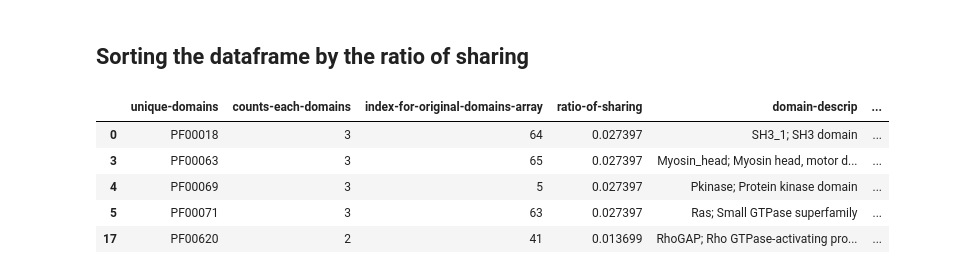
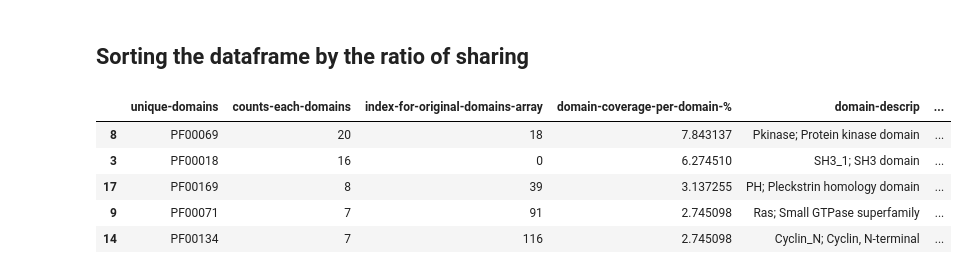
Before and after one commit to leilaicruz/machine-learning-for-yeast, a Jupyter notebook: functions-python/evaluating-protein-domains-per-module.ipynb, the cells around one changed output. Drawn from its saved outputs; the diff is of its cells as text; code cells hidden in the pictures.

```diff
--- a/functions-python/evaluating-protein-domains-per-module.ipynb
+++ b/functions-python/evaluating-protein-domains-per-module.ipynb
@@ -93,7 +77,20 @@ data
+# %%
+big_data=[]
+
+
+for i in np.arange(0,len(biological_processes_goterm)):
+    go=biological_processes_goterm[i]
+    data=from_go_to_genes(go,label='GOTerm')
+    big_data.append(data['gene-name'].tolist())
+# %%
+flat_list = [item for sublist in big_data for item in sublist]
+res = [i for i in flat_list if i]
+flat_list_unique=np.unique(res)
 # %%
 # Selecting the meaningful columns in the respective dataset
 domain_id_list=data_domains['domain-name']
-query_gene=data['gene-name']
+#query_gene=data['gene-name']
+query_gene=flat_list_unique
 
 # Initialising the arrays
 protein_a_list=[]
@@ -140,7 +137,7 @@ stats_module=pd.DataFrame()
 stats_module['unique-domains']=unique_domains
 stats_module['counts-each-domains']=index_counts
 stats_module['index-for-original-domains-array']=index_domains
-stats_module['ratio-of-sharing']=(index_counts-1)/len(unique_domains)
+stats_module['domain-coverage-per-domain-%']=100*(index_counts)/len(unique_domains)
 
 stats_module.set_index=np.arange(0,len(stats_module))
 # %% [markdown]
@@ -148,19 +145,20 @@ stats_module.set_index=np.arange(0,len(stats_module))
 # %%
 stats_module['domain-descrip']=np.zeros_like(unique_domains)
 stats_module['protein-name']=np.zeros_like(unique_domains)
-stats_module['module-name']=np.zeros_like(unique_domains)
+#stats_module['module-name']=np.zeros_like(unique_domains)
 for i in np.arange(0,len(unique_domains)):
     stats_module['domain-descrip'][i]=data_domains[data_domains['domain-name']==unique_domains[i]]['domain-descrip'].tolist()[0]
     names=data_domains[data_domains['domain-name']==unique_domains[i]]['name'].tolist()
-    stats_module['protein-name'][i]=set(names).intersection(query_gene) # print the intresection of all proteins with those domains with the protein from the module
-    stats_module['module-name'][i]=go
-stats_module_sorted=stats_module.sort_values(by=['ratio-of-sharing'],ascending=False)
+    inter=set(names).intersection(query_gene)
+    stats_module['protein-name'][i]=list(inter) # print the intresection of all proteins with those domains with the protein from the module
+    #stats_module['module-name'][i]=go
+stats_module_sorted=stats_module.sort_values(by=['domain-coverage-per-domain-%'],ascending=False)
 stats_module_sorted.head()
 # %% [output]
-|  | unique-domains | counts-each-domains | index-for-original-domains-array | ratio-of-sharing | domain-descrip | ... |
-| 0 | PF00018 | 3 | 64 | 0.027397 | SH3_1; SH3 domain | ... |
-| 3 | PF00063 | 3 | 65 | 0.027397 | Myosin_head; Myosin head, motor d... | ... |
-| 4 | PF00069 | 3 | 5 | 0.027397 | Pkinase; Protein kinase domain | ... |
-| 5 | PF00071 | 3 | 63 | 0.027397 | Ras; Small GTPase superfamily | ... |
-| 17 | PF00620 | 2 | 41 | 0.013699 | RhoGAP; Rho GTPase-activating pro... | ... |
+|  | unique-domains | counts-each-domains | index-for-original-domains-array | domain-coverage-per-domain-% | domain-descrip | ... |
+| 8 | PF00069 | 20 | 18 | 7.843137 | Pkinase; Protein kinase domain | ... |
+| 3 | PF00018 | 16 | 0 | 6.274510 | SH3_1; SH3 domain | ... |
+| 17 | PF00169 | 8 | 39 | 3.137255 | PH; Pleckstrin homology domain | ... |
+| 9 | PF00071 | 7 | 91 | 2.745098 | Ras; Small GTPase superfamily | ... |
+| 14 | PF00134 | 7 | 116 | 2.745098 | Cyclin_N; Cyclin, N-terminal | ... |
 # %%
```
Also changed, not shown: parts of 4 cells of this notebook, 10 other files.
